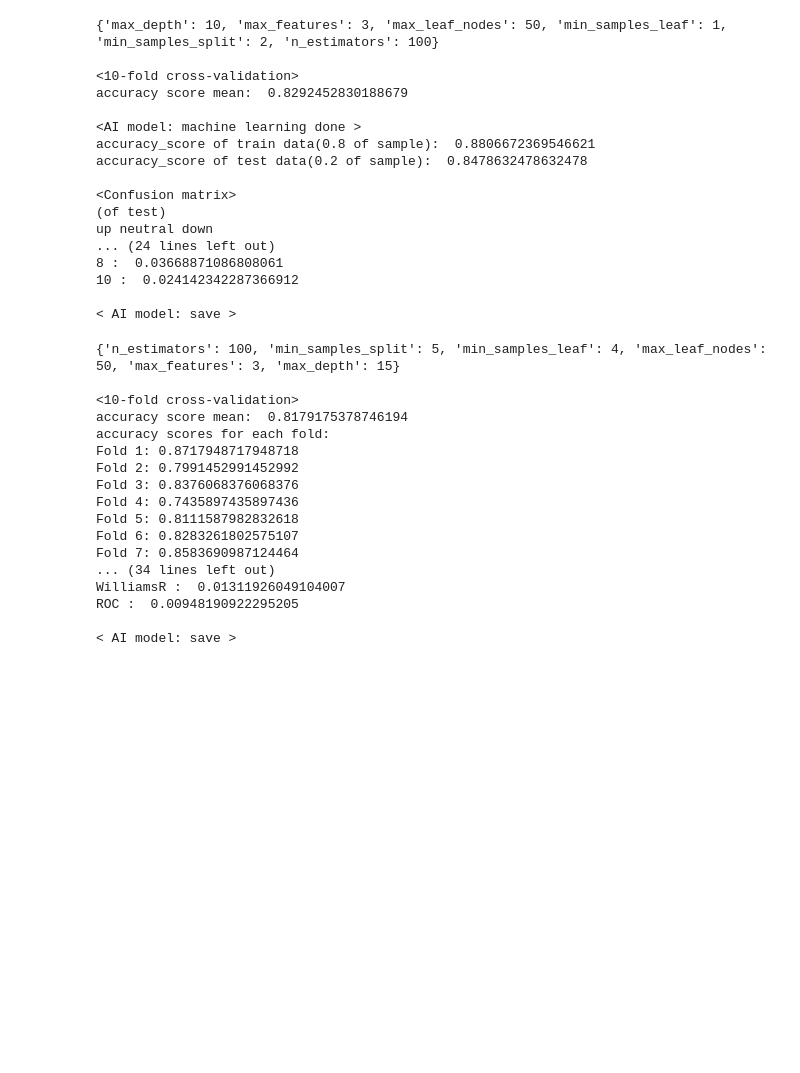
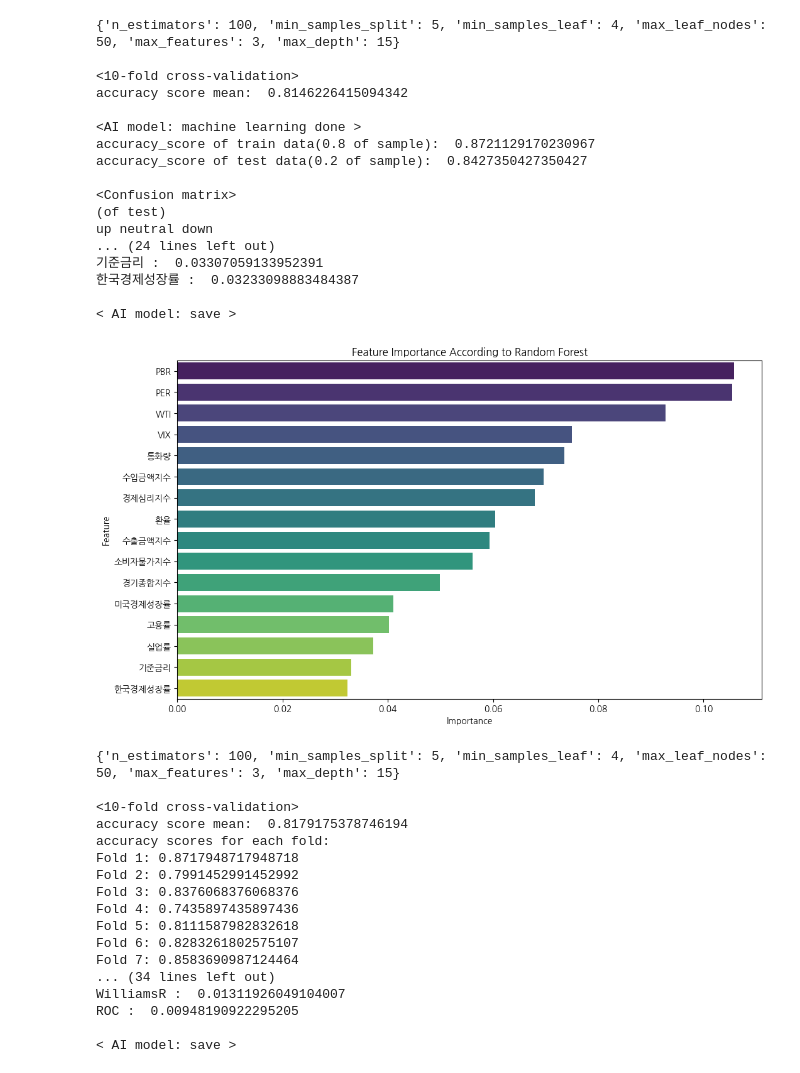
Before and after one commit to Il1Il1IllI1I/Hackathon_Finance, a Jupyter notebook: run.ipynb, the cells around one changed output. Drawn from its saved outputs; the diff is of its cells as text; code cells hidden in the pictures; blank space fills up the shorter version.

```diff
--- a/run.ipynb
+++ b/run.ipynb
@@ -3,26 +3,28 @@
 
 import pandas as pd
 from sklearn.ensemble import RandomForestClassifier
-from sklearn.model_selection import GridSearchCV, TimeSeriesSplit, cross_val_score, train_test_split
+from sklearn.model_selection import TimeSeriesSplit, cross_val_score, train_test_split
+from sklearn.model_selection import RandomizedSearchCV
+
 from sklearn.metrics import confusion_matrix
 import joblib
 
 # 데이터 불러오기 및 전처리
-model_data = pd.read_csv('datasets/ks200.csv', encoding='cp949')
+model_data = pd.read_csv('real_dataset/ks200.csv', encoding='utf-8')
 
 # Label Encoding
 from sklearn.preprocessing import LabelEncoder
 encoder = LabelEncoder()
-model_data['forward_stage'] = encoder.fit_transform(model_data['forward_stage'])
+model_data['레이블'] = encoder.fit_transform(model_data['레이블'])
 
 # 날짜 처리 및 정렬
-model_data['Date'] = pd.to_datetime(model_data['Date'])
-model_data.set_index('Date', inplace=True)
+model_data['날짜'] = pd.to_datetime(model_data['날짜'])
+model_data.set_index('날짜', inplace=True)
 model_data.sort_index(inplace=True)
 
 # 특성과 레이블 분리
-X = model_data.drop(columns=['forward_stage'])
-y = model_data['forward_stage']
+X = model_data.drop(columns=['레이블'])
+y = model_data['레이블']
 
 # 데이터 분할
 X_train, X_test, y_train, y_test = train_test_split(X, y, test_size=0.2, random_state=42, stratify=y)
@@ -40,7 +42,7 @@ param_dist_rf = {
 
 # 하이퍼파라미터 튜닝
 time_split_cv = TimeSeriesSplit(n_splits=10)
-rnd_search = GridSearchCV(rnd_clf, param_dist_rf, cv=time_split_cv)
+rnd_search = RandomizedSearchCV(rnd_clf, param_dist_rf, cv=time_split_cv, random_state =42)
 rnd_search.fit(X_train, y_train)
 
 # 최적 모델 선택 및 훈련
@@ -71,7 +73,7 @@ cm_all = confusion_matrix(y, y_all_pred, labels=[up, neutral, down])
 feature_importance = list(zip(X_train.columns, best_clf.feature_importances_))
 
 # 모델 저장
-joblib.dump(best_clf, "separation.pkl")
+joblib.dump(best_clf, "separation22.pkl")
 
 # 결과 출력
 
@@ -97,23 +99,49 @@ for name, score in sorted_feature_importance:
 
 print("\n< AI model: save >")
 # %% [output]
-{'max_depth': 10, 'max_features': 3, 'max_leaf_nodes': 50, 'min_samples_leaf': 1, 'min_samples_split': 2, 'n_estimators': 100}
+{'n_estimators': 100, 'min_samples_split': 5, 'min_samples_leaf': 4, 'max_leaf_nodes': 50, 'max_features': 3, 'max_depth': 15}
 
 <10-fold cross-validation>
-accuracy score mean:  0.8292452830188679
+accuracy score mean:  0.8146226415094342
 
 <AI model: machine learning done >
-accuracy_score of train data(0.8 of sample):  0.8806672369546621
-accuracy_score of test data(0.2 of sample):  0.8478632478632478
+accuracy_score of train data(0.8 of sample):  0.8721129170230967
+accuracy_score of test data(0.2 of sample):  0.8427350427350427
 
 <Confusion matrix>
 (of test)
 up neutral down
 ... (24 lines left out)
-8 :  0.03668871086808061
-10 :  0.024142342287366912
+기준금리 :  0.03307059133952391
+한국경제성장률 :  0.03233098883484387
 
 < AI model: save >
+# %%
+import numpy as np
+import matplotlib.pyplot as plt
+import seaborn as sns
+import matplotlib.font_manager as fm
+
+plt.rc('font', family='NanumGothic')
+# mpl.rcParams['axes.unicode_minus'] = False
+
+# 피처 중요도 추출
+feature_importances = best_clf.feature_importances_
+
+# 데이터프레임 생성 및 시각화
+features_df = pd.DataFrame({
+    'Feature': X.columns,
+    'Importance': feature_importances
+}).sort_values(by='Importance', ascending=False)
+
+plt.figure(figsize=(12, 7))
+sns.barplot(x='Importance', y='Feature', data=features_df, palette='viridis')
+plt.title('Feature Importance According to Random Forest')
+plt.xlabel('Importance')
+plt.ylabel('Feature')
+plt.show()
+# %% [output]
+[figure, added]
 # %%
 # 기술적 지표 10개로 + 기존 데이터 중 원 데이터만 만든 코드
 # overfitting, Train_test_split, cv = TimeSeriesSplit
```
Also changed, not shown: 15 other files.
